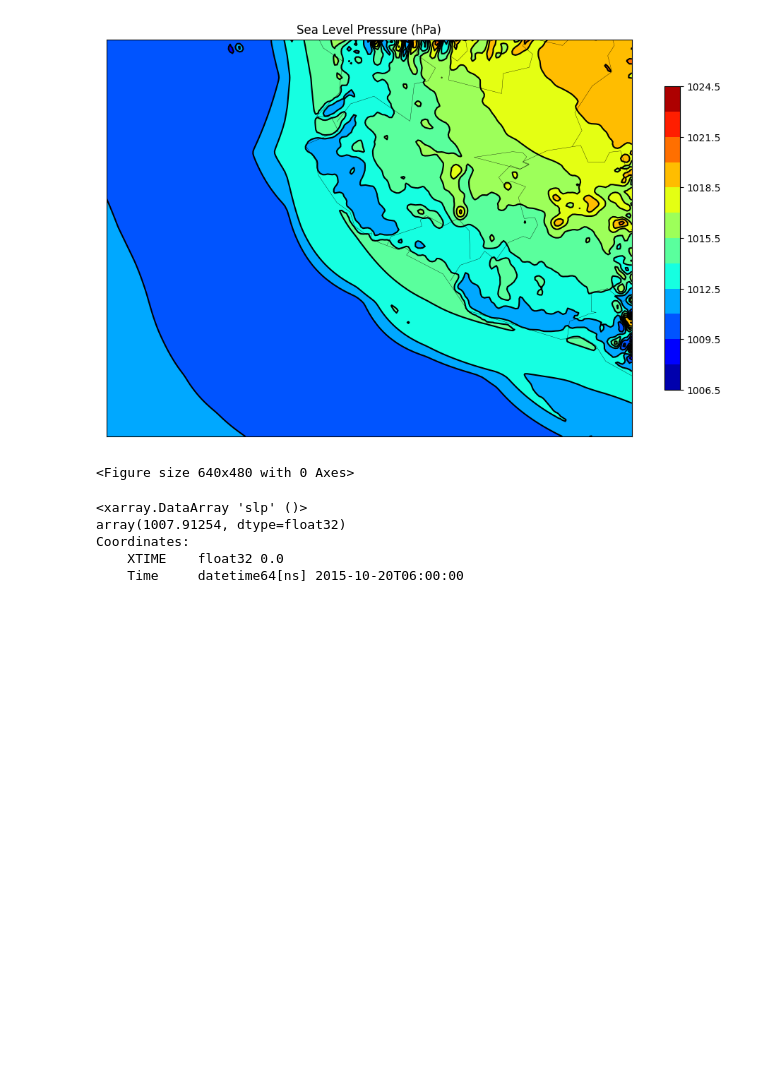
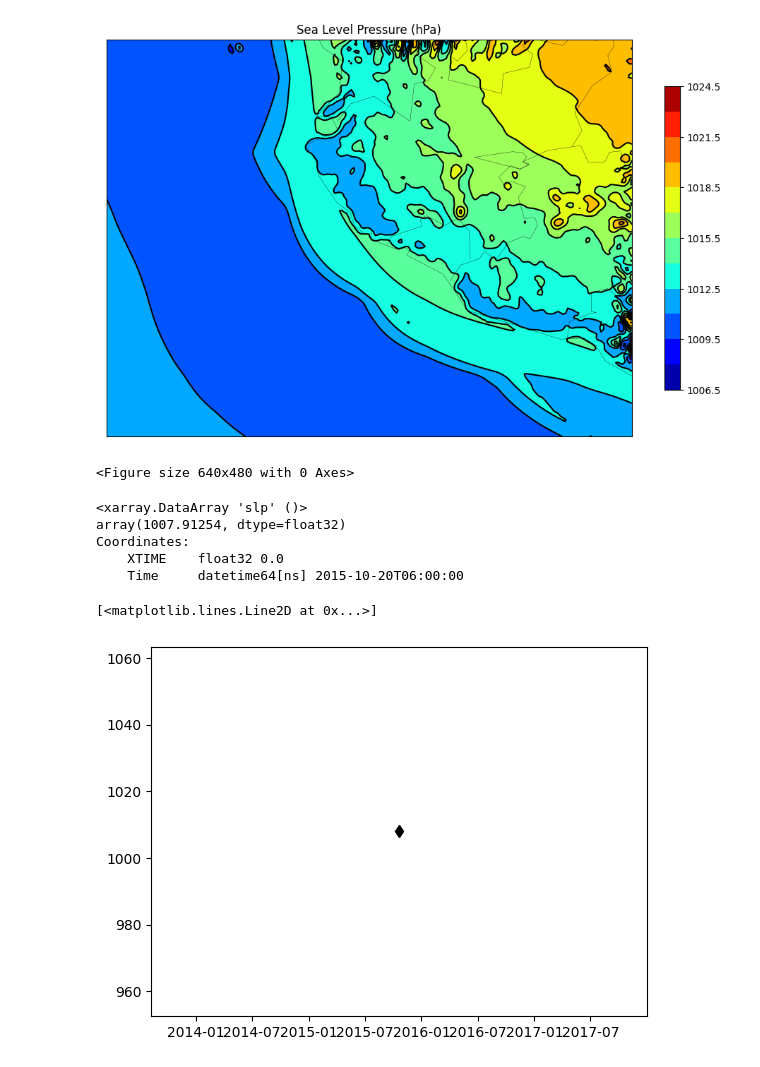
Before and after one commit to anthony2001119/Thesis, a Jupyter notebook: FirstScript.ipynb, the cells around one changed output. Saved outputs shown, nothing was run; the diff lists cells and outputs as text; code cells hidden in the pictures; blank space fills up the shorter version.

```diff
--- a/FirstScript.ipynb
+++ b/FirstScript.ipynb
@@ -59,4 +59,13 @@ for i in range(len(filename)):
 [figure]
 <Figure size 640x480 with 0 Axes>
 # %%
+dir = 'Data/'
+filename = ['wrfout_d01_2015-10-20_06_00_00']
+
+for i in range(len(filename)):
+    ncfile = Dataset(dir+filename[i])
+
+# Get the sea level pressure
+    slp = getvar(ncfile, "slp")
 min = (slp.min(dim="west_east"))
+minimum = min.min(dim="south_north")
@@ -70,3 +77,8 @@ array(1007.91254, dtype=float32)
 Coordinates:
     XTIME    float32 0.0
     Time     datetime64[ns] 2015-10-20T06:00:00
+# %%
+plt.plot(minimum.Time,minimum,'kd')
+# %% [output]
+[<matplotlib.lines.Line2D at 0x...>]
+[figure, added]
```
Also changed, not shown: parts of 1 cell of this notebook.
